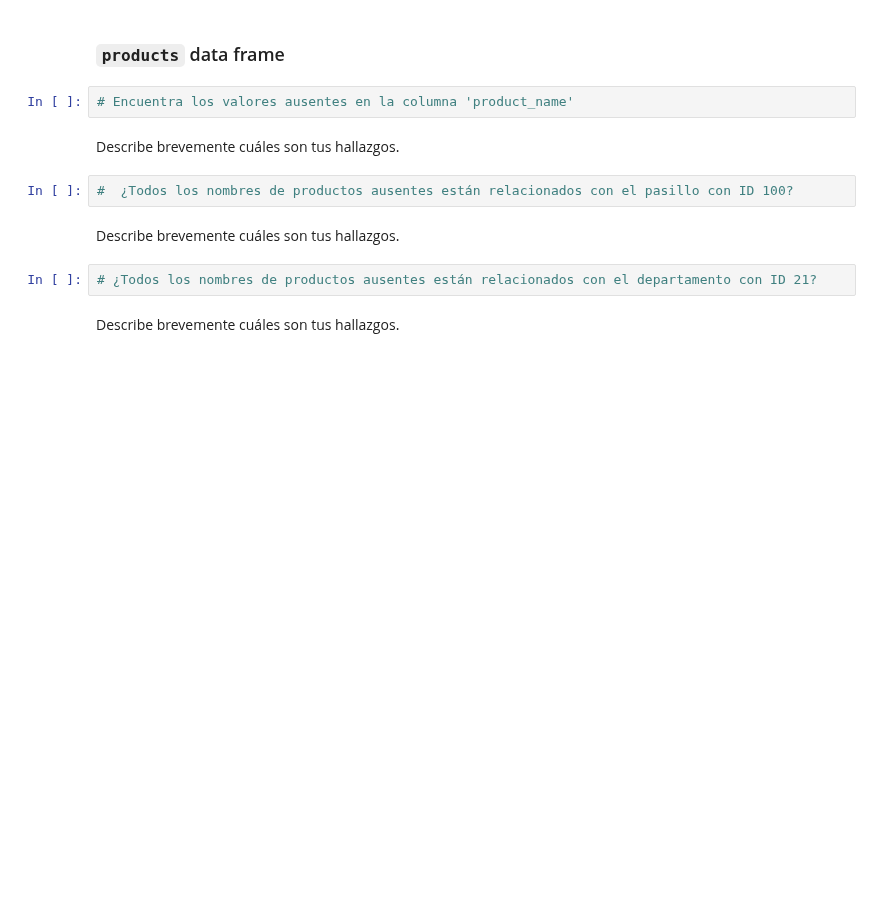
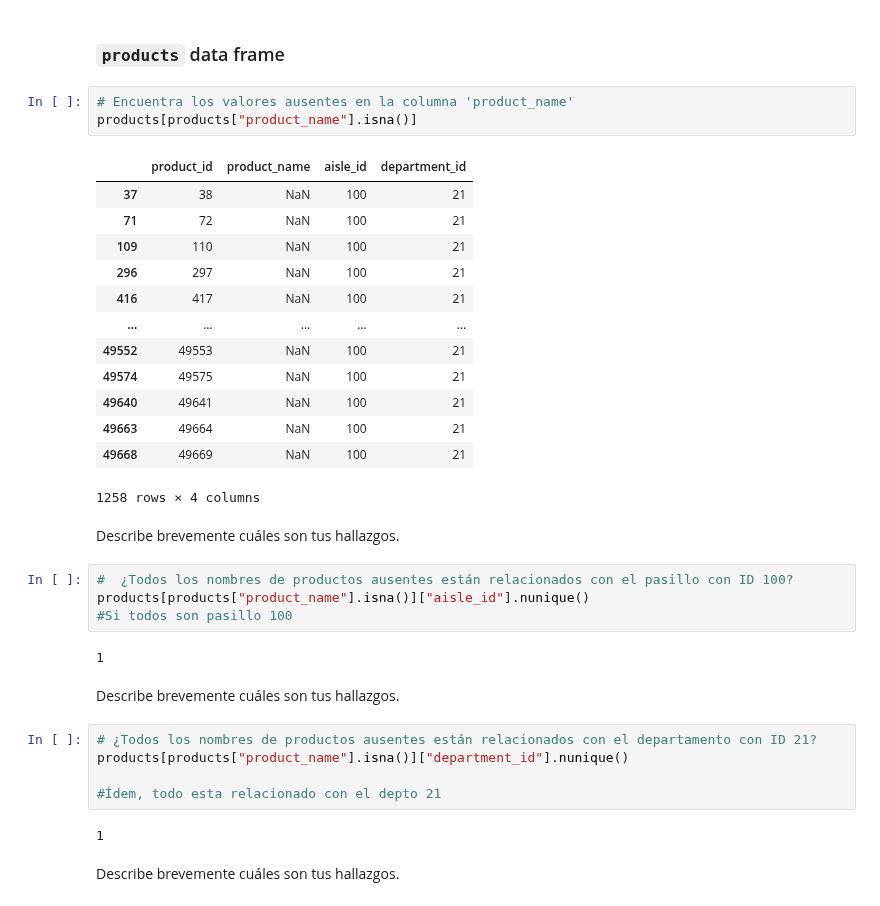
Before and after one commit to hukitan/tripleten, a Jupyter notebook: Proyectos_en_desarrollo/proyecto4/proyecto_4.ipynb, the cells around one changed output. Drawn from its saved outputs; the diff is of its cells as text; blank space fills up the shorter version.

```diff
--- a/Proyectos_en_desarrollo/proyecto4/proyecto_4.ipynb
+++ b/Proyectos_en_desarrollo/proyecto4/proyecto_4.ipynb
@@ -365,14 +365,38 @@ Al trabajar con valores duplicados, pudimos observar que también nos falta inve
 ### `products` data frame
 # %%
 # Encuentra los valores ausentes en la columna 'product_name'
+products[products["product_name"].isna()]
+# %% [output]
+|  | product_id | product_name | aisle_id | department_id |
+| 37 | 38 | NaN | 100 | 21 |
+| 71 | 72 | NaN | 100 | 21 |
+| 109 | 110 | NaN | 100 | 21 |
+| 296 | 297 | NaN | 100 | 21 |
+| 416 | 417 | NaN | 100 | 21 |
+| ... | ... | ... | ... | ... |
+| 49552 | 49553 | NaN | 100 | 21 |
+| 49574 | 49575 | NaN | 100 | 21 |
+| 49640 | 49641 | NaN | 100 | 21 |
+| 49663 | 49664 | NaN | 100 | 21 |
+| 49668 | 49669 | NaN | 100 | 21 |
+1258 rows × 4 columns
 # %% [markdown]
 Describe brevemente cuáles son tus hallazgos.
 # %%
 #  ¿Todos los nombres de productos ausentes están relacionados con el pasillo con ID 100?
+products[products["product_name"].isna()]["aisle_id"].nunique()
+#Si todos son pasillo 100
+# %% [output]
+1
 # %% [markdown]
 Describe brevemente cuáles son tus hallazgos.
 # %%
 # ¿Todos los nombres de productos ausentes están relacionados con el departamento con ID 21?
+products[products["product_name"].isna()]["department_id"].nunique()
+
+#Ídem, todo esta relacionado con el depto 21
+# %% [output]
+1
 # %% [markdown]
 Describe brevemente cuáles son tus hallazgos.
 # %%
```
